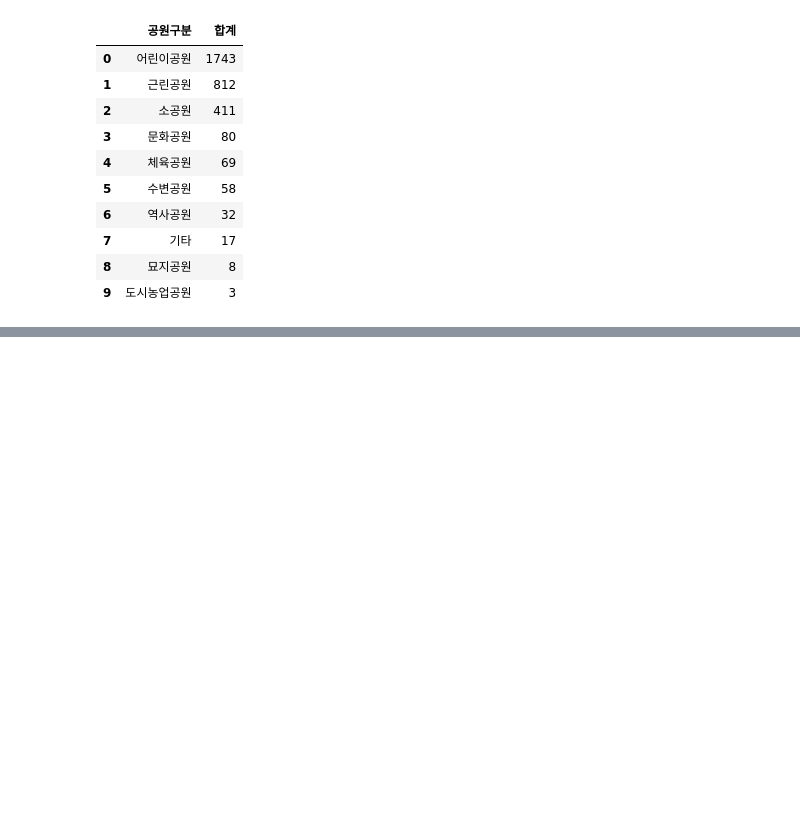
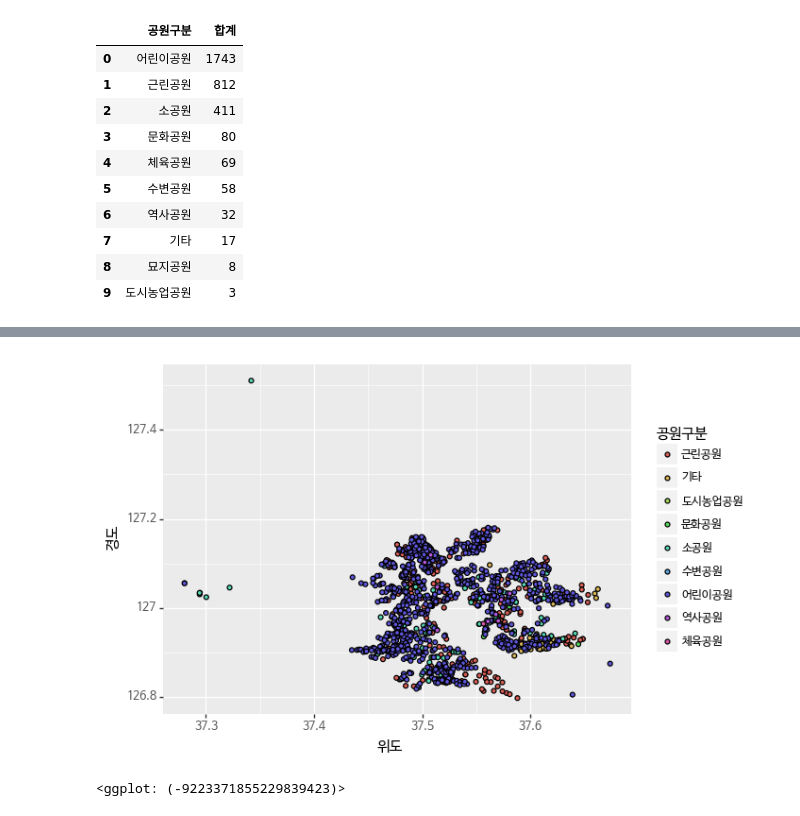
Before and after one commit to hotak90/ws, a Jupyter notebook: playground.ipynb, the cells around one changed output, grey strips where cells are left out. Cells and saved outputs as stored; diff of their text form; code cells hidden in the pictures; blank space fills up the shorter version.

```diff
--- a/playground.ipynb
+++ b/playground.ipynb
@@ -834,0 +893,3 @@ park_tpe = r'.*((역사|체육|수변|문화|묘지)공원).*'
+# %%
+seoul = park.loc[park['시도']=='서울특별시']
+seoul.shape
@@ -834,0 +903,10 @@ park_tpe = r'.*((역사|체육|수변|문화|묘지)공원).*'
+# %%
+#(ggplot(seoul[seoul['공원구분']=='어린이공원'])
+(ggplot(seoul)
+ + aes(x='위도', y='경도', fill='공원구분')
+ + geom_point()
+ + theme(text=element_text(family='NanumBarunGothic'))
+)
+# %% [output]
+[figure, added]
+<ggplot: (-9223371855229839423)>
```
Also changed, not shown: parts of 23 cells of this notebook.
